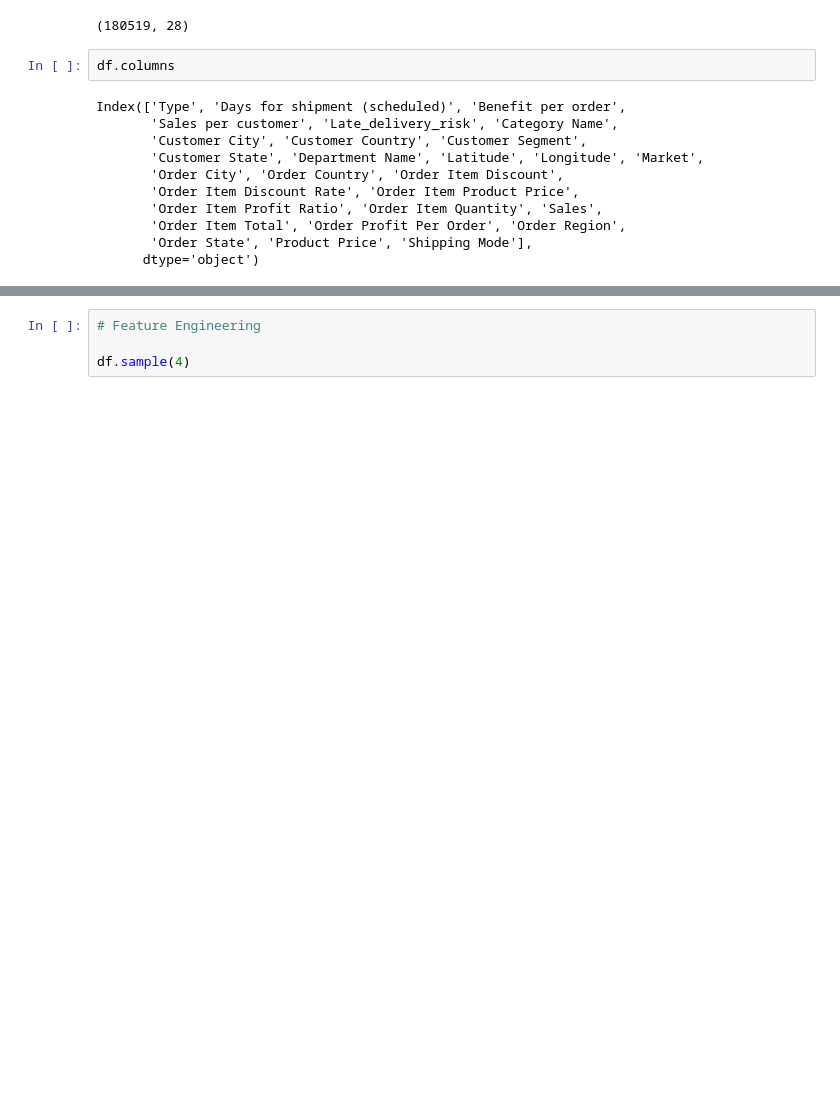
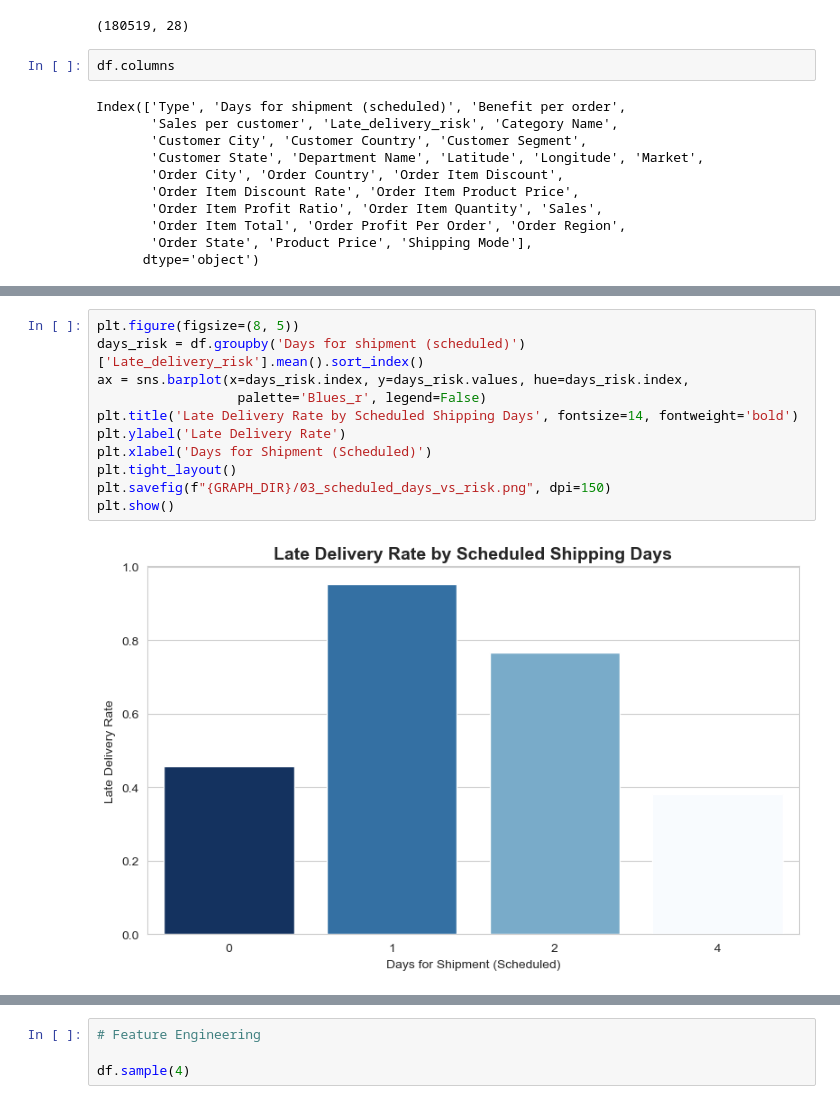
Before and after one commit to Rohit-coder-py/AI-Engineering-Notebooks, a Jupyter notebook: 𝗗𝗲𝗲𝗽 𝗟𝗲𝗮𝗿𝗻𝗶𝗻𝗴 𝗣𝗿𝗼𝗷𝗲𝗰𝘁𝘀/ANN Projects/Shipping Delay Prediction System v2/notebooks/ShipSense - Deep Learning.ipynb, the cells around one changed output, grey strips where cells are left out. Cells and saved outputs as stored; diff of their text form; blank space fills up the shorter version.

```diff
--- a/𝗗𝗲𝗲𝗽 𝗟𝗲𝗮𝗿𝗻𝗶𝗻𝗴 𝗣𝗿𝗼𝗷𝗲𝗰𝘁𝘀/ANN Projects/Shipping Delay Prediction System v2/notebooks/ShipSense - Deep Learning.ipynb
+++ b/𝗗𝗲𝗲𝗽 𝗟𝗲𝗮𝗿𝗻𝗶𝗻𝗴 𝗣𝗿𝗼𝗷𝗲𝗰𝘁𝘀/ANN Projects/Shipping Delay Prediction System v2/notebooks/ShipSense - Deep Learning.ipynb
@@ -552,0 +575,13 @@ best of luck let me continue (after all work delete this cell )
+# %%
+plt.figure(figsize=(8, 5))
+days_risk = df.groupby('Days for shipment (scheduled)')['Late_delivery_risk'].mean().sort_index()
+ax = sns.barplot(x=days_risk.index, y=days_risk.values, hue=days_risk.index,
+                  palette='Blues_r', legend=False)
+plt.title('Late Delivery Rate by Scheduled Shipping Days', fontsize=14, fontweight='bold')
+plt.ylabel('Late Delivery Rate')
+plt.xlabel('Days for Shipment (Scheduled)')
+plt.tight_layout()
+plt.savefig(f"{GRAPH_DIR}/03_scheduled_days_vs_risk.png", dpi=150)
+plt.show()
+# %% [output]
+[figure, added]
```
Also changed, not shown: parts of 21 cells of this notebook, 13 other files.
